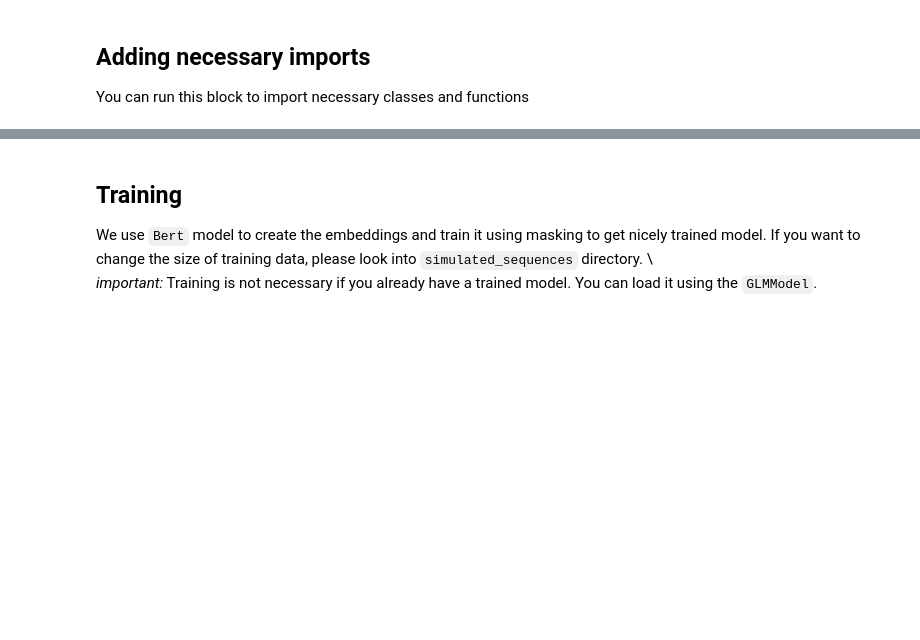
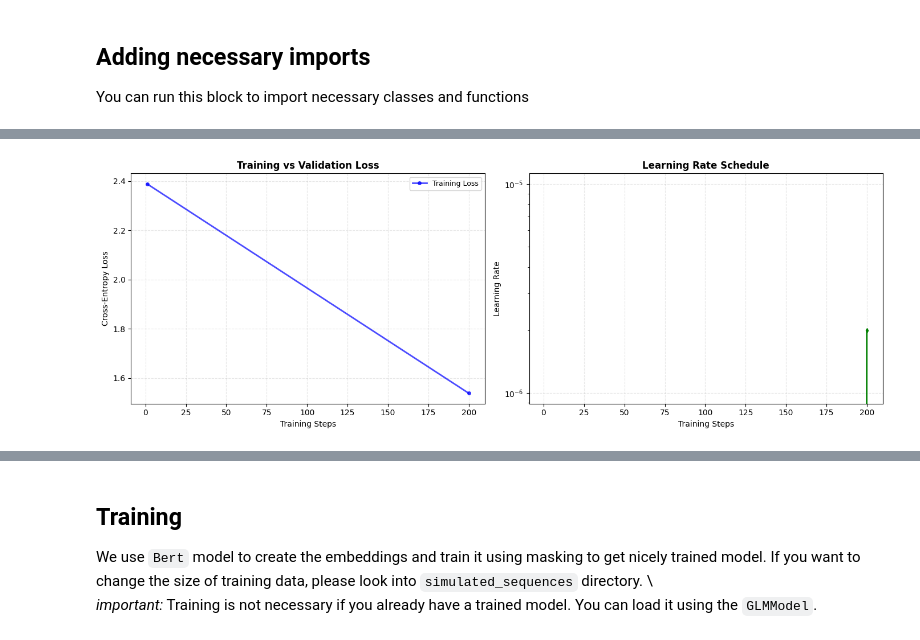
Before and after one commit to giokepa/Sysgen-GLM-for-Indels, a Jupyter notebook: visualize_data.ipynb, the cells around one changed output, grey strips where cells are left out. Saved outputs shown, nothing was run; the diff lists cells and outputs as text; code cells hidden in the pictures; blank space fills up the shorter version.

Commit message:
Added saving of training and validation losses so you don't have to retrain. Added json saving for better retrieval

```diff
--- a/visualize_data.ipynb
+++ b/visualize_data.ipynb
@@ -8,7 +8,7 @@ You can run this block to import necessary classes and functions
 from fundemental_classes.model_related.glm_model import GLMModel
 
 # You can change force_retrain to True if you want to always retrain your model everytime
-model = GLMModel("./dna_bert_final", "simulated_sequences/augumented_sequence_size20000_length40_deletions0.2_nodeletionseq0.1.fasta", force_retrain=False)
+model = GLMModel("./dna_bert_final", "simulated_sequences/augumented_sequence_size10000_length60_deletions0.1_nodeletionseq0.25.fasta", force_retrain=False)
 # %% [output]
 Checking for existing trained model in ./dna_bert_final
 Loading tokenizer...
@@ -21,0 +23 @@ Final validation loss: 0.9409
+[figure, added]
```
Also changed, not shown: parts of 3 cells of this notebook, 1 other file.
